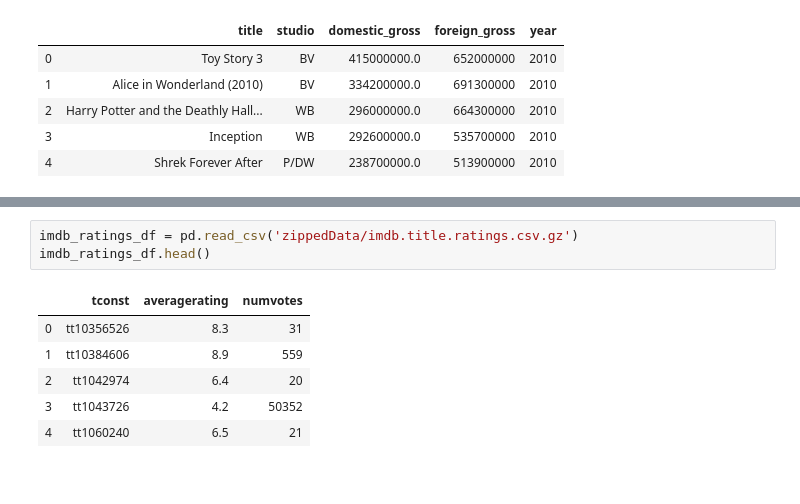
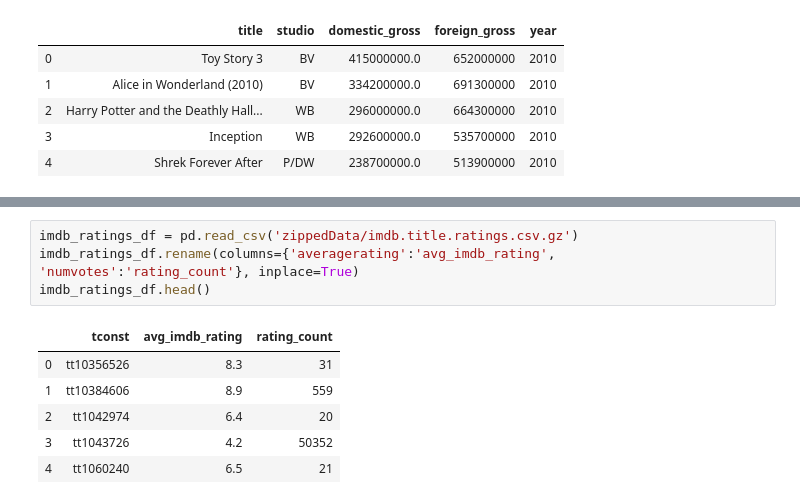
Before and after one commit to nqabell89/movie_industry_analysis, a Jupyter notebook: V1_Movie_Data_Analysis.ipynb, the cells around one changed output, grey strips where cells are left out. Cells and saved outputs as stored; diff of their text form.

```diff
--- a/V1_Movie_Data_Analysis.ipynb
+++ b/V1_Movie_Data_Analysis.ipynb
@@ -43,9 +45,10 @@ rt_ratings_df.head()
 | 4 | 3 | ... a perverse twist on neorealis... | NaN | fresh | NaN | 0 | Cinema Scope | October 12, 2017 |
 # %%
 imdb_ratings_df = pd.read_csv('zippedData/imdb.title.ratings.csv.gz')
+imdb_ratings_df.rename(columns={'averagerating':'avg_imdb_rating', 'numvotes':'rating_count'}, inplace=True)
 imdb_ratings_df.head()
 # %% [output]
-|  | tconst | averagerating | numvotes |
+|  | tconst | avg_imdb_rating | rating_count |
 | 0 | tt10356526 | 8.3 | 31 |
 | 1 | tt10384606 | 8.9 | 559 |
 | 2 | tt1042974 | 6.4 | 20 |
```
Also changed, not shown: parts of 8 cells of this notebook, 2 other files.
